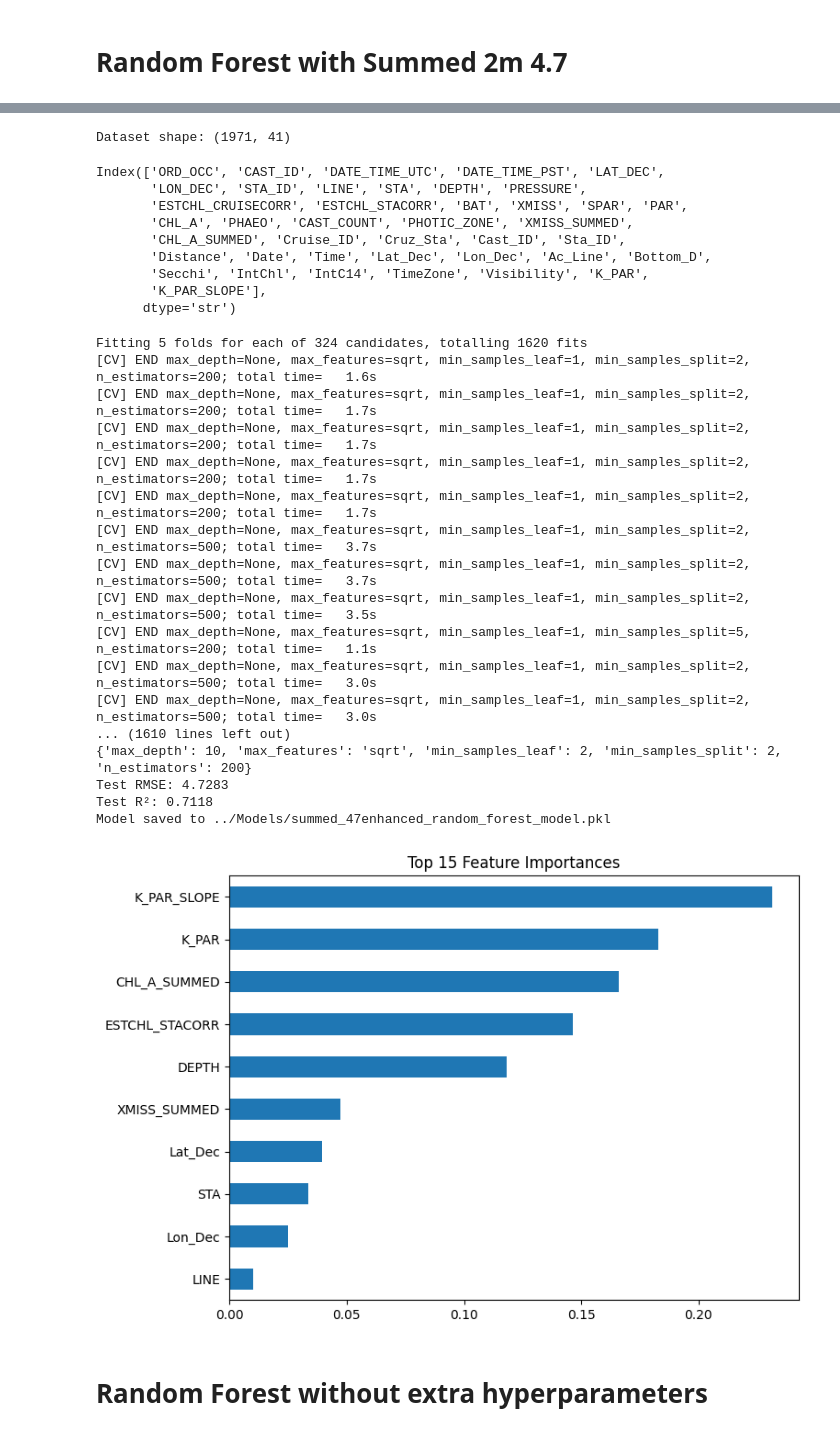
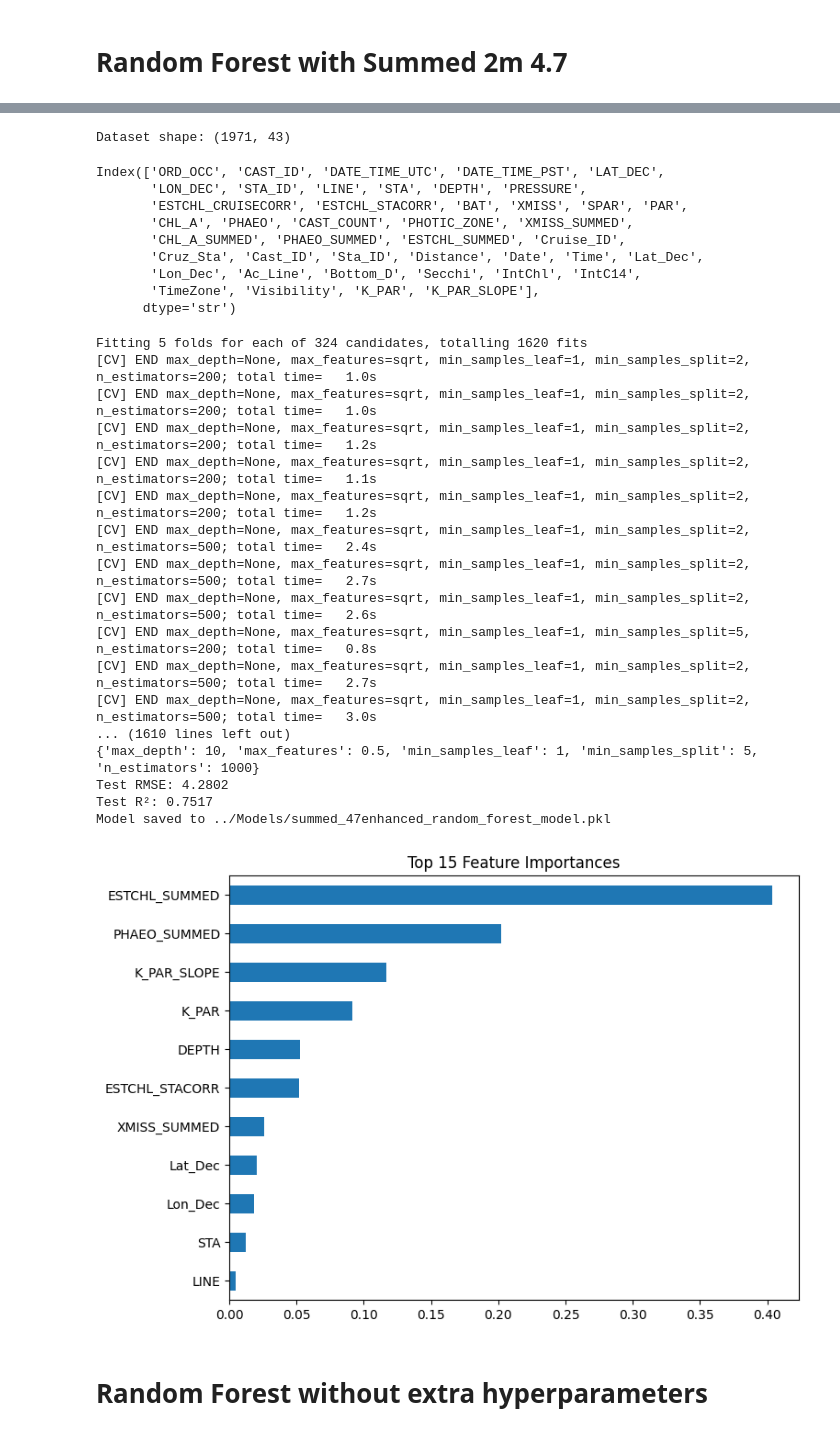
Before and after one commit to LucasC212/Scripps-Light-Attenuation-Capstone-Project, a Jupyter notebook: scripts/summed_rf_47photic.ipynb, the cells around one changed output, grey strips where cells are left out. Cells and saved outputs as stored; diff of their text form; code cells hidden in the pictures.

```diff
--- a/scripts/summed_rf_47photic.ipynb
+++ b/scripts/summed_rf_47photic.ipynb
@@ -47,6 +46,6 @@ def load_or_cache(csv_path, parquet_path, usecols=None):
 
 enhanced_df = load_or_cache(
     '../Data/Enhanced.csv',
-    CACHE_DIR / 'enhanced_summed_47photic.parquet'
+    CACHE_DIR / 'New_estchlsummed.parquet'
 )
 # %% [output]
@@ -62,7 +61,7 @@ for col in enhanced_df.columns:
 # Checking for rows and columns, shape of the dataset
 print(f"Dataset shape: {enhanced_df.shape}")
 # %% [output]
-Dataset shape: (1971, 41)
+Dataset shape: (1971, 43)
 # %%
 from sklearn.ensemble import RandomForestRegressor
 from sklearn.model_selection import cross_val_score, KFold
@@ -77,10 +76,10 @@ Index(['ORD_OCC', 'CAST_ID', 'DATE_TIME_UTC', 'DATE_TIME_PST', 'LAT_DEC',
        'LON_DEC', 'STA_ID', 'LINE', 'STA', 'DEPTH', 'PRESSURE',
        'ESTCHL_CRUISECORR', 'ESTCHL_STACORR', 'BAT', 'XMISS', 'SPAR', 'PAR',
        'CHL_A', 'PHAEO', 'CAST_COUNT', 'PHOTIC_ZONE', 'XMISS_SUMMED',
-       'CHL_A_SUMMED', 'Cruise_ID', 'Cruz_Sta', 'Cast_ID', 'Sta_ID',
-       'Distance', 'Date', 'Time', 'Lat_Dec', 'Lon_Dec', 'Ac_Line', 'Bottom_D',
-       'Secchi', 'IntChl', 'IntC14', 'TimeZone', 'Visibility', 'K_PAR',
-       'K_PAR_SLOPE'],
+       'CHL_A_SUMMED', 'PHAEO_SUMMED', 'ESTCHL_SUMMED', 'Cruise_ID',
+       'Cruz_Sta', 'Cast_ID', 'Sta_ID', 'Distance', 'Date', 'Time', 'Lat_Dec',
+       'Lon_Dec', 'Ac_Line', 'Bottom_D', 'Secchi', 'IntChl', 'IntC14',
+       'TimeZone', 'Visibility', 'K_PAR', 'K_PAR_SLOPE'],
       dtype='str')
 # %%
 exclude_cols = ['ORD_OCC', 'CAST_ID', 'DATE_TIME_UTC', 'DATE_TIME_PST', 'LAT_DEC',
@@ -89,7 +88,7 @@ exclude_cols = ['ORD_OCC', 'CAST_ID', 'DATE_TIME_UTC', 'DATE_TIME_PST', 'LAT_DEC
        'CHL_A', 'PHAEO', 'CAST_COUNT', 'PHOTIC_ZONE',
        'Cruise_ID', 'Cruz_Sta', 'Cast_ID', 'Sta_ID',
        'Distance', 'Date', 'Time', 'Ac_Line', 'Bottom_D',
-       'IntChl', 'IntC14', 'TimeZone', 'Visibility'
+       'IntChl', 'IntC14', 'TimeZone', 'Visibility', 'CHL_A_SUMMED'
 ]
 
 # Feature columns for modeling, not in exclude_cols
@@ -141,47 +140,47 @@ best_rf = grid_search.best_estimator_
 
 print("Best Parameters:")
 print(grid_search.best_params_)
 
 y_pred = best_rf.predict(X_test)
 
 mse = mean_squared_error(y_test, y_pred)
 rmse = mse ** 0.5
 r2 = r2_score(y_test, y_pred)
 
 print(f"Test RMSE: {rmse:.4f}")
 print(f"Test R²: {r2:.4f}")
 
 model_path = models_dir / "summed_47enhanced_random_forest_model.pkl"
 joblib.dump(best_rf, model_path)
 print(f"Model saved to {model_path}")
 
 importances = pd.Series(best_rf.feature_importances_, index=X.columns)
 importances = importances.sort_values(ascending=False)
 
 plt.figure(figsize=(8,6))
 importances.head(15).plot(kind="barh")
 plt.gca().invert_yaxis()
 plt.title("Top 15 Feature Importances")
 plt.show()
 # %% [output]
 Fitting 5 folds for each of 324 candidates, totalling 1620 fits
-[CV] END max_depth=None, max_features=sqrt, min_samples_leaf=1, min_samples_split=2, n_estimators=200; total time=   1.6s
-[CV] END max_depth=None, max_features=sqrt, min_samples_leaf=1, min_samples_split=2, n_estimators=200; total time=   1.7s
-[CV] END max_depth=None, max_features=sqrt, min_samples_leaf=1, min_samples_split=2, n_estimators=200; total time=   1.7s
-[CV] END max_depth=None, max_features=sqrt, min_samples_leaf=1, min_samples_split=2, n_estimators=200; total time=   1.7s
-[CV] END max_depth=None, max_features=sqrt, min_samples_leaf=1, min_samples_split=2, n_estimators=200; total time=   1.7s
-[CV] END max_depth=None, max_features=sqrt, min_samples_leaf=1, min_samples_split=2, n_estimators=500; total time=   3.7s
-[CV] END max_depth=None, max_features=sqrt, min_samples_leaf=1, min_samples_split=2, n_estimators=500; total time=   3.7s
-[CV] END max_depth=None, max_features=sqrt, min_samples_leaf=1, min_samples_split=2, n_estimators=500; total time=   3.5s
-[CV] END max_depth=None, max_features=sqrt, min_samples_leaf=1, min_samples_split=5, n_estimators=200; total time=   1.1s
-[CV] END max_depth=None, max_features=sqrt, min_samples_leaf=1, min_samples_split=2, n_estimators=500; total time=   3.0s
+[CV] END max_depth=None, max_features=sqrt, min_samples_leaf=1, min_samples_split=2, n_estimators=200; total time=   1.0s
+[CV] END max_depth=None, max_features=sqrt, min_samples_leaf=1, min_samples_split=2, n_estimators=200; total time=   1.0s
+[CV] END max_depth=None, max_features=sqrt, min_samples_leaf=1, min_samples_split=2, n_estimators=200; total time=   1.2s
+[CV] END max_depth=None, max_features=sqrt, min_samples_leaf=1, min_samples_split=2, n_estimators=200; total time=   1.1s
+[CV] END max_depth=None, max_features=sqrt, min_samples_leaf=1, min_samples_split=2, n_estimators=200; total time=   1.2s
+[CV] END max_depth=None, max_features=sqrt, min_samples_leaf=1, min_samples_split=2, n_estimators=500; total time=   2.4s
+[CV] END max_depth=None, max_features=sqrt, min_samples_leaf=1, min_samples_split=2, n_estimators=500; total time=   2.7s
+[CV] END max_depth=None, max_features=sqrt, min_samples_leaf=1, min_samples_split=2, n_estimators=500; total time=   2.6s
+[CV] END max_depth=None, max_features=sqrt, min_samples_leaf=1, min_samples_split=5, n_estimators=200; total time=   0.8s
+[CV] END max_depth=None, max_features=sqrt, min_samples_leaf=1, min_samples_split=2, n_estimators=500; total time=   2.7s
 [CV] END max_depth=None, max_features=sqrt, min_samples_leaf=1, min_samples_split=2, n_estimators=500; total time=   3.0s
 ... (1610 lines left out)
-{'max_depth': 10, 'max_features': 'sqrt', 'min_samples_leaf': 2, 'min_samples_split': 2, 'n_estimators': 200}
-Test RMSE: 4.7283
-Test R²: 0.7118
+{'max_depth': 10, 'max_features': 0.5, 'min_samples_leaf': 1, 'min_samples_split': 5, 'n_estimators': 1000}
+Test RMSE: 4.2802
+Test R²: 0.7517
 Model saved to ../Models/summed_47enhanced_random_forest_model.pkl
-[figure, old version]
+[figure, new version]
 # %% [markdown]
 # Random Forest without extra hyperparameters
 # %%
```
Also changed, not shown: parts of 4 cells of this notebook, 18 other files.
